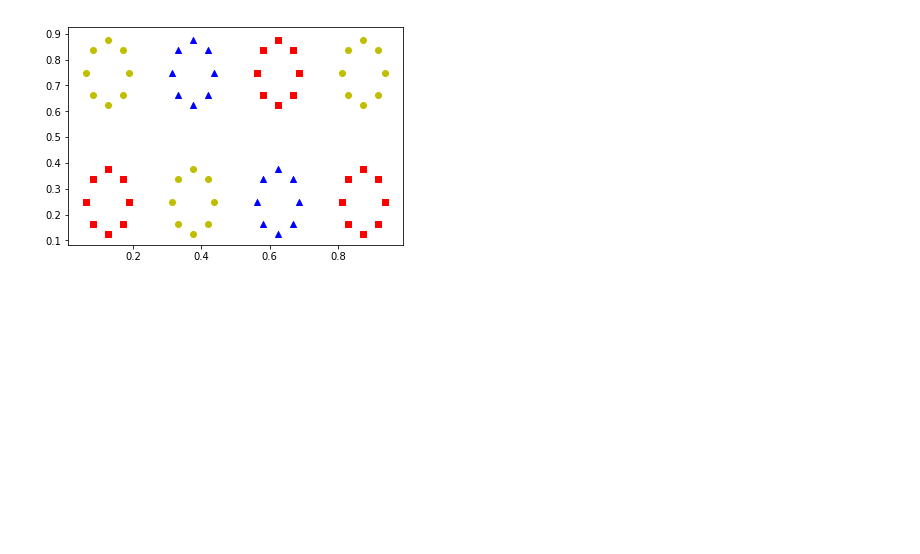
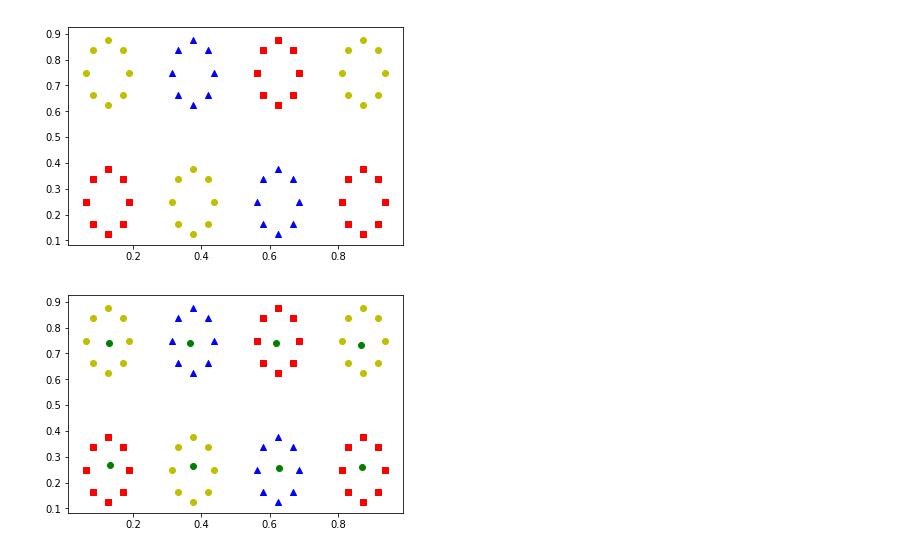
Before and after one commit to kkralj/Neuro-Fuzzy, a Jupyter notebook: lab7-plots/plots.ipynb, the cells around one changed output. Cells and saved outputs as stored; diff of their text form; code cells hidden in the pictures; blank space fills up the shorter version.

```diff
--- a/lab7-plots/plots.ipynb
+++ b/lab7-plots/plots.ipynb
@@ -36,3 +36,25 @@ for i in range(len(X1)):
 plt.show()
 # %% [output]
 [figure]
+# %%
+def readNeuronPoints(path):
+    points = []
+    with open(path, 'r') as file:
+        lines = file.read().splitlines()
+        for line in lines:
+            points.append(float(line))
+    return int(points[0]), points[1:]
+# %%
+first_hidden, points = readNeuronPoints('../lab7-data/train-params-283.txt')
+Uxi, Uyi = [], []
+for i in range(0, first_hidden * 4, 4):
+    Uxi.append(points[i])
+    Uyi.append(points[i + 2])
+
+for i in range(len(X1)):
+    plt.scatter(X1[i], X2[i], marker=markers[Y[i]], color=colors[Y[i]])
+plt.scatter(Uxi, Uyi, c='g')
+
+plt.show()
+# %% [output]
+[figure, added]
```
Also changed, not shown: parts of 1 cell of this notebook, 8 other files.
